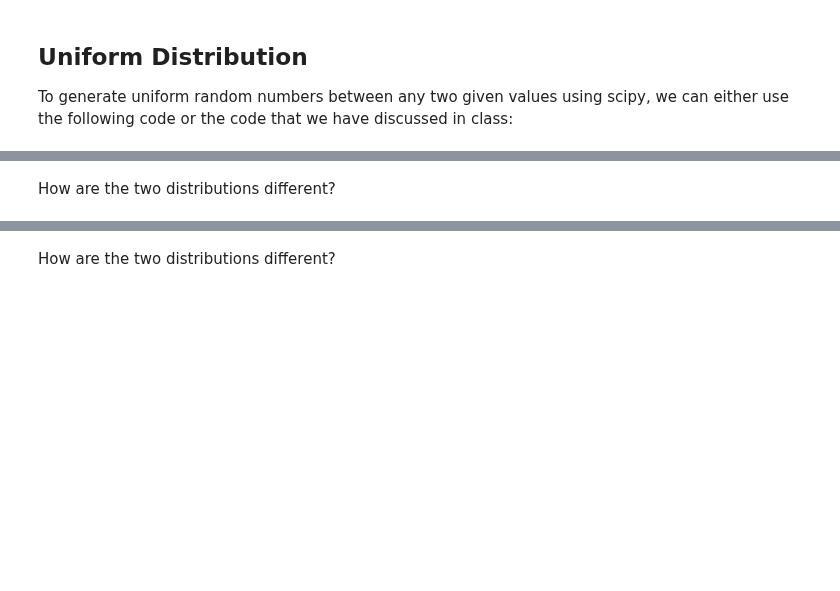
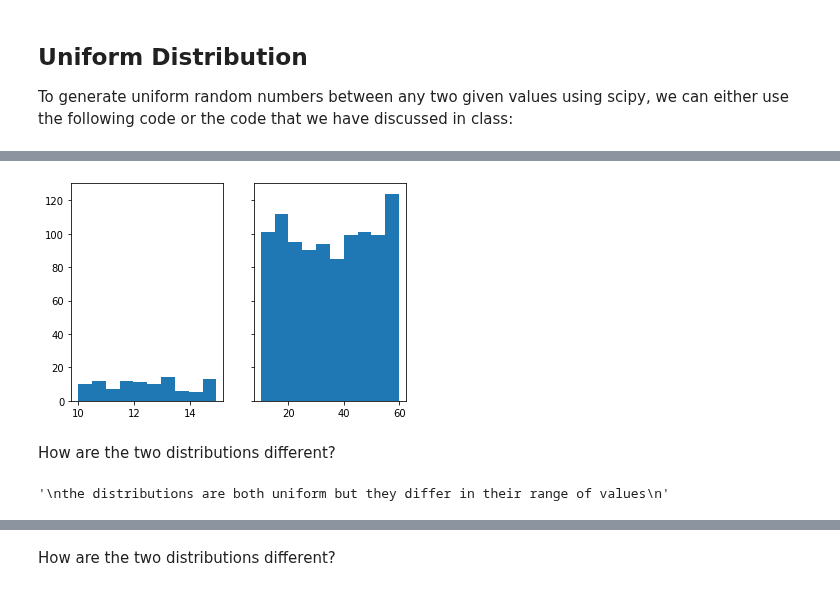
Before and after one commit to ta-data-lis/lab-probability-distributions, a Jupyter notebook: your-code/continuous.ipynb, the cells around one changed output, grey strips where cells are left out. Cells and saved outputs as stored; diff of their text form; code cells hidden in the pictures; blank space fills up the shorter version.

Commit message:
[lab-probability-distributions] Duarte Cruz

```diff
--- a/your-code/continuous.ipynb
+++ b/your-code/continuous.ipynb
@@ -50,2 +51,23 @@ Your output should look like below:
+# %%
+# your code here
+# Again, everywhere I look I see diferent ways of doing this, all with different results
+# (barely noticeable — and I don't mean because the random numbers are different) and I am
+# lost. I'm using what seems to make less nonsense to me.
+import matplotlib.pyplot as plt
+
+fig, axs = plt.subplots(1, 2, figsize =(6, 4), sharey = True)
+
+def random_nbs(bottom, ceiling, count):
+    x = uniform.rvs(size = count)
+    return bottom + (ceiling - bottom) * x
+
+dist_1 = random_nbs(10, 15, 100)
+dist_2 = random_nbs(10, 60, 1000)
+
+axs[0].hist(dist_1)
+axs[1].hist(dist_2)
+plt.show()
+# %% [output]
+[figure, added]
 # %% [markdown]
 How are the two distributions different?
@@ -54,3 +74,19 @@ How are the two distributions different?
+# %%
+# your answer here:
+# copied from João:
+"""
+First one is generating random numbers between 10 and 15, second one is generating between
+10 and 60.
+The difference in scale of occurences is because of the sample size we took is very
+different - 100 and 1000.
+"""
+
+# or as Ricardo put it:
+"""
+the distributions are both uniform but they differ in their range of values
+"""
+# %% [output]
+'\nthe distributions are both uniform but they differ in their range of values\n'
 # %% [markdown]
 ## Normal Distribution
 
```
Also changed, not shown: parts of 19 cells of this notebook.
